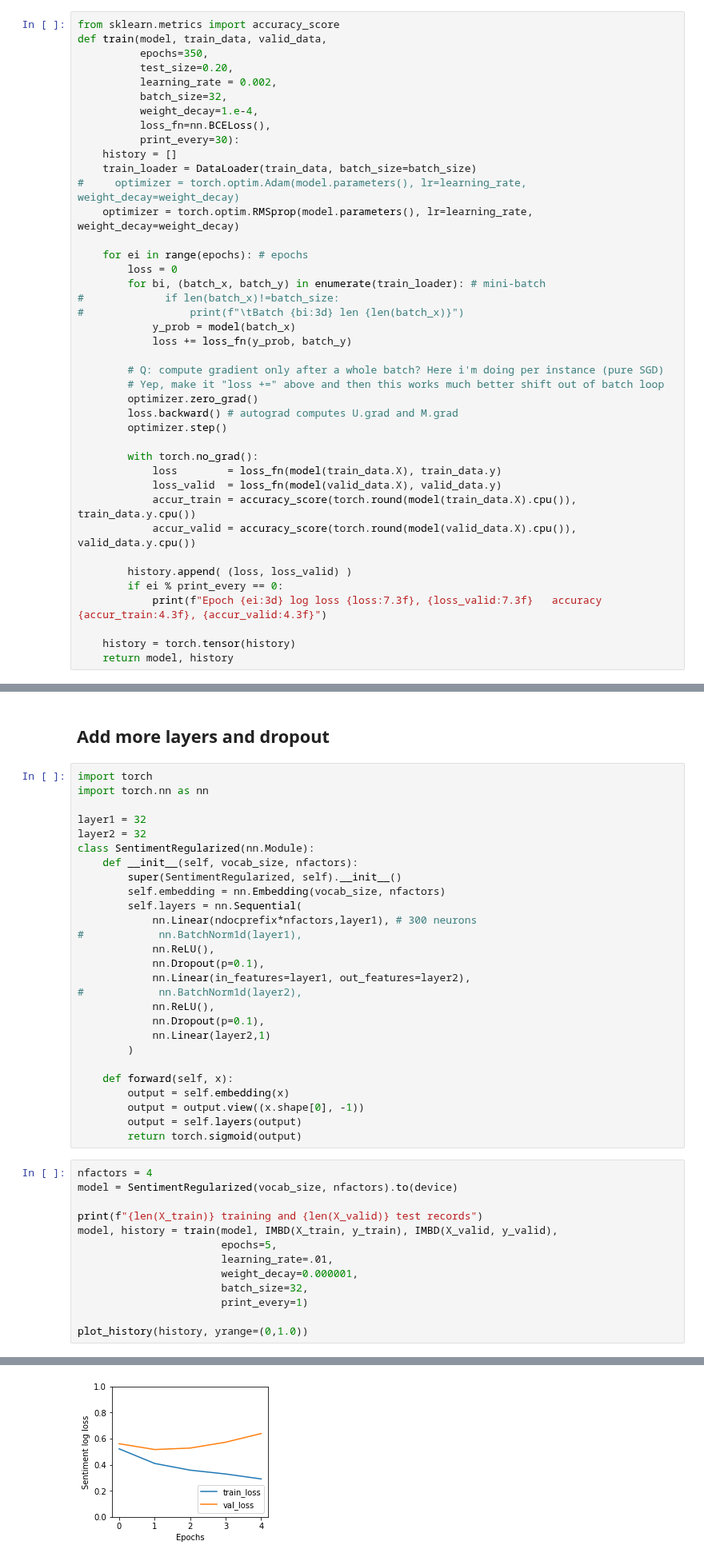
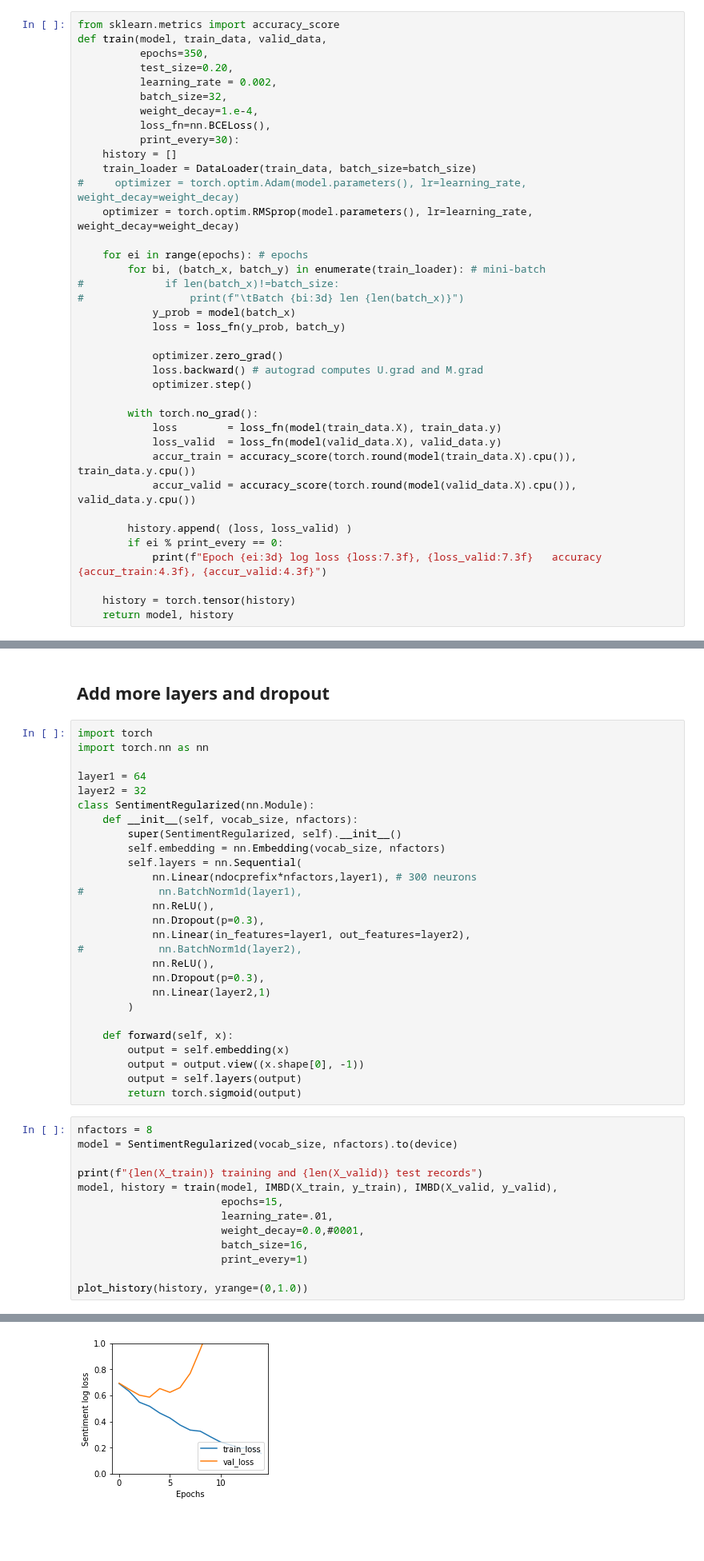
Before and after one commit to parrt/playdl, a Jupyter notebook: notebooks/imdb-pytorch-keras-data.ipynb, the cells around one changed output, grey strips where cells are left out. Shown at 80% size. Cells and saved outputs as stored; diff of their text form; blank space fills up the shorter version.

```diff
--- a/notebooks/imdb-pytorch-keras-data.ipynb
+++ b/notebooks/imdb-pytorch-keras-data.ipynb
@@ -86,18 +83,15 @@ def train(model, train_data, valid_data,
     optimizer = torch.optim.RMSprop(model.parameters(), lr=learning_rate, weight_decay=weight_decay)
 
     for ei in range(epochs): # epochs
-        loss = 0
         for bi, (batch_x, batch_y) in enumerate(train_loader): # mini-batch
 #             if len(batch_x)!=batch_size:
 #                 print(f"\tBatch {bi:3d} len {len(batch_x)}")
             y_prob = model(batch_x)
-            loss += loss_fn(y_prob, batch_y)
+            loss = loss_fn(y_prob, batch_y)
 
-        # Q: compute gradient only after a whole batch? Here i'm doing per instance (pure SGD)
-        # Yep, make it "loss +=" above and then this works much better shift out of batch loop
-        optimizer.zero_grad()
-        loss.backward() # autograd computes U.grad and M.grad
-        optimizer.step()
+            optimizer.zero_grad()
+            loss.backward() # autograd computes U.grad and M.grad
+            optimizer.step()
 
         with torch.no_grad():
             loss        = loss_fn(model(train_data.X), train_data.y)
@@ -163,7 +157,7 @@ Whew! Ok,Getting the same rough accuracy that those guys do from the book. They
 import torch
 import torch.nn as nn
 
-layer1 = 32
+layer1 = 64
 layer2 = 32
 class SentimentRegularized(nn.Module):
     def __init__(self, vocab_size, nfactors):
@@ -173,11 +167,11 @@ class SentimentRegularized(nn.Module):
             nn.Linear(ndocprefix*nfactors,layer1), # 300 neurons
 #            nn.BatchNorm1d(layer1),
             nn.ReLU(),
-            nn.Dropout(p=0.1),
+            nn.Dropout(p=0.3),
             nn.Linear(in_features=layer1, out_features=layer2),
 #            nn.BatchNorm1d(layer2),
             nn.ReLU(),
-            nn.Dropout(p=0.1),
+            nn.Dropout(p=0.3),
             nn.Linear(layer2,1)
         )
 
@@ -187,15 +181,15 @@ class SentimentRegularized(nn.Module):
         output = self.layers(output)
         return torch.sigmoid(output)
 # %%
-nfactors = 4
+nfactors = 8
 model = SentimentRegularized(vocab_size, nfactors).to(device)
 
 print(f"{len(X_train)} training and {len(X_valid)} test records")
 model, history = train(model, IMBD(X_train, y_train), IMBD(X_valid, y_valid),
-                       epochs=5,
+                       epochs=15,
                        learning_rate=.01,
-                       weight_decay=0.000001,
-                       batch_size=32,
+                       weight_decay=0.0,#0001,
+                       batch_size=16,
                        print_every=1)
 
 plot_history(history, yrange=(0,1.0))
@@ -209 +213 @@ Epoch   4 log loss   0.291,   0.639   accuracy 0.880, 0.742
-[figure, old version]
+[figure, new version]
```
Also changed, not shown: parts of 3 cells of this notebook, 4 other files.
